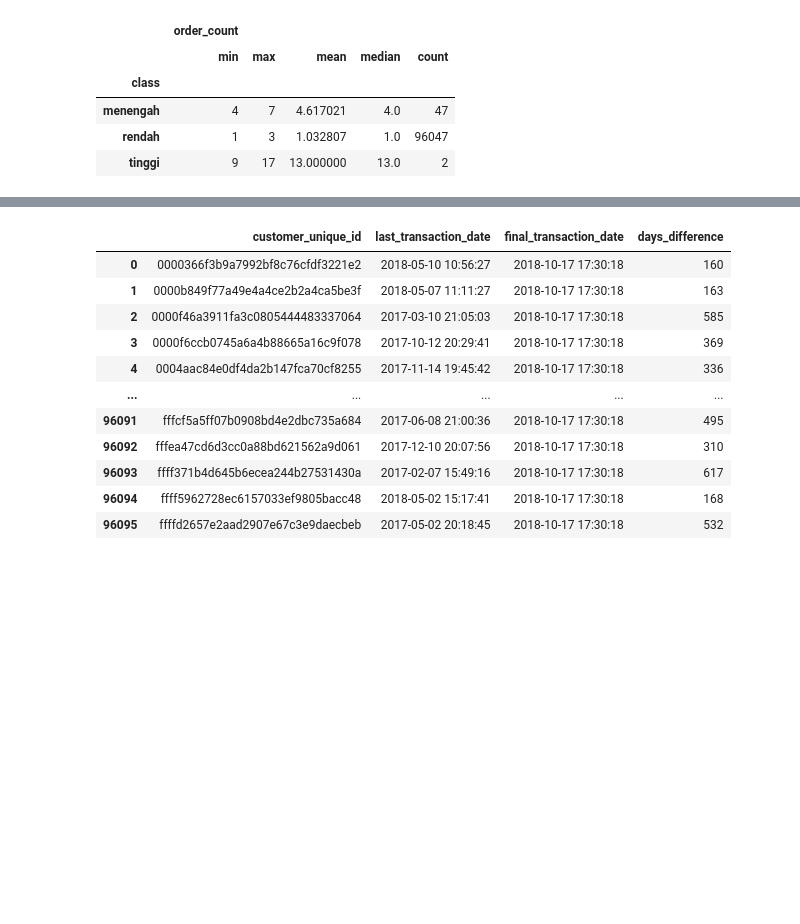
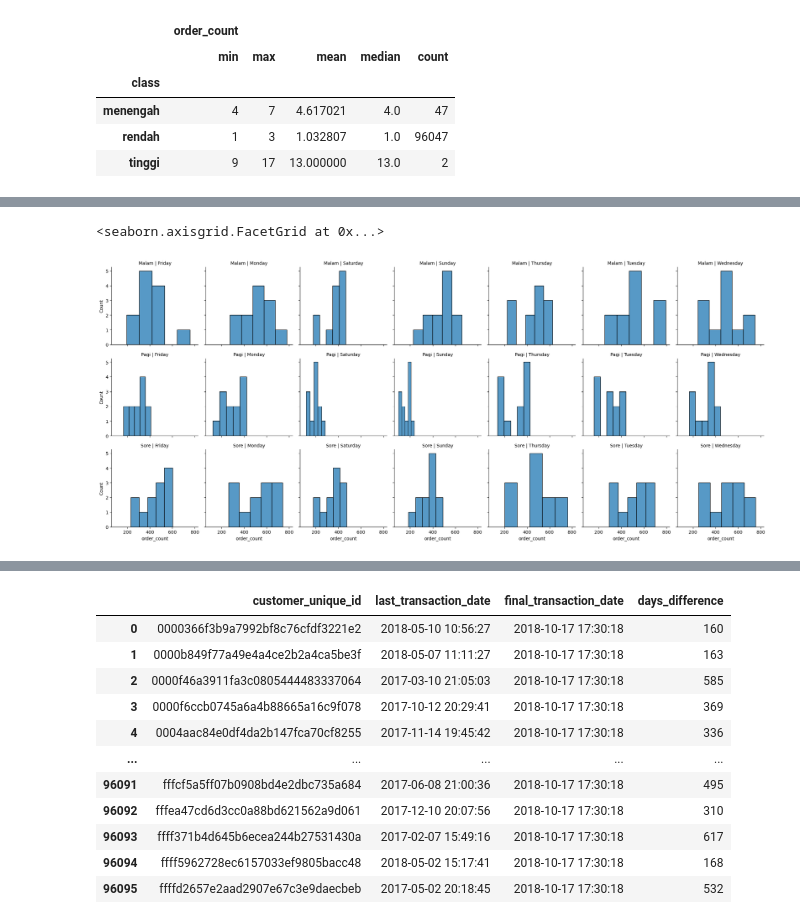
Before and after one commit to BeeGaes/data_grow, a Jupyter notebook: Growia/Modul 9/beginner/beginner.ipynb, the cells around one changed output, grey strips where cells are left out. Drawn from its saved outputs; the diff is of its cells as text; code cells hidden in the pictures; blank space fills up the shorter version.

Commit message:
Customer Review
Penambahan customer review, time series.

```diff
--- a/Growia/Modul 9/beginner/beginner.ipynb
+++ b/Growia/Modul 9/beginner/beginner.ipynb
@@ -119,0 +203,27 @@ fig.show()
+# %%
+import pandas as pd
+
+# Mengonversi kolom order_purchase_timestamp menjadi datetime
+df_orders['order_purchase_timestamp'] = pd.to_datetime(df_orders['order_purchase_timestamp'])
+
+# Ekstraksi informasi bulan, hari, dan waktu
+df_orders['month'] = df_orders['order_purchase_timestamp'].dt.month
+df_orders['day_of_week'] = df_orders['order_purchase_timestamp'].dt.day_name()  # Nama hari (Senin, Selasa, dst.)
+df_orders['hour'] = df_orders['order_purchase_timestamp'].dt.hour
+
+# Klasifikasi waktu ke dalam pagi, sore, malam
+def classify_time(hour):
+    if 5 <= hour < 12:
+        return 'Pagi'
+    elif 12 <= hour < 18:
+        return 'Sore'
+    else:
+        return 'Malam'
+
+df_orders['time_of_day'] = df_orders['hour'].apply(classify_time)
+
+# Mengelompokkan data berdasarkan bulan, hari, dan waktu (pagi, sore, malam)
+df_grouped = df_orders.groupby(['month', 'day_of_week', 'time_of_day']).size().reset_index(name='order_count')
+
+# Tampilkan DataFrame hasil
+df_grouped
@@ -119,0 +244,12 @@ fig.show()
+# %%
+import pandas as pd
+import numpy as np
+import seaborn as sns
+import matplotlib.pyplot as plt
+
+g = sns.FacetGrid(df_grouped, col="day_of_week",  row="time_of_day")
+g.map_dataframe(sns.histplot, x="order_count")
+g.set_titles(row_template = '{row_name}', col_template = '{col_name}')
+# %% [output]
+<seaborn.axisgrid.FacetGrid at 0x...>
+[figure, added]
```
Also changed, not shown: parts of 34 cells of this notebook, 2 other files.
